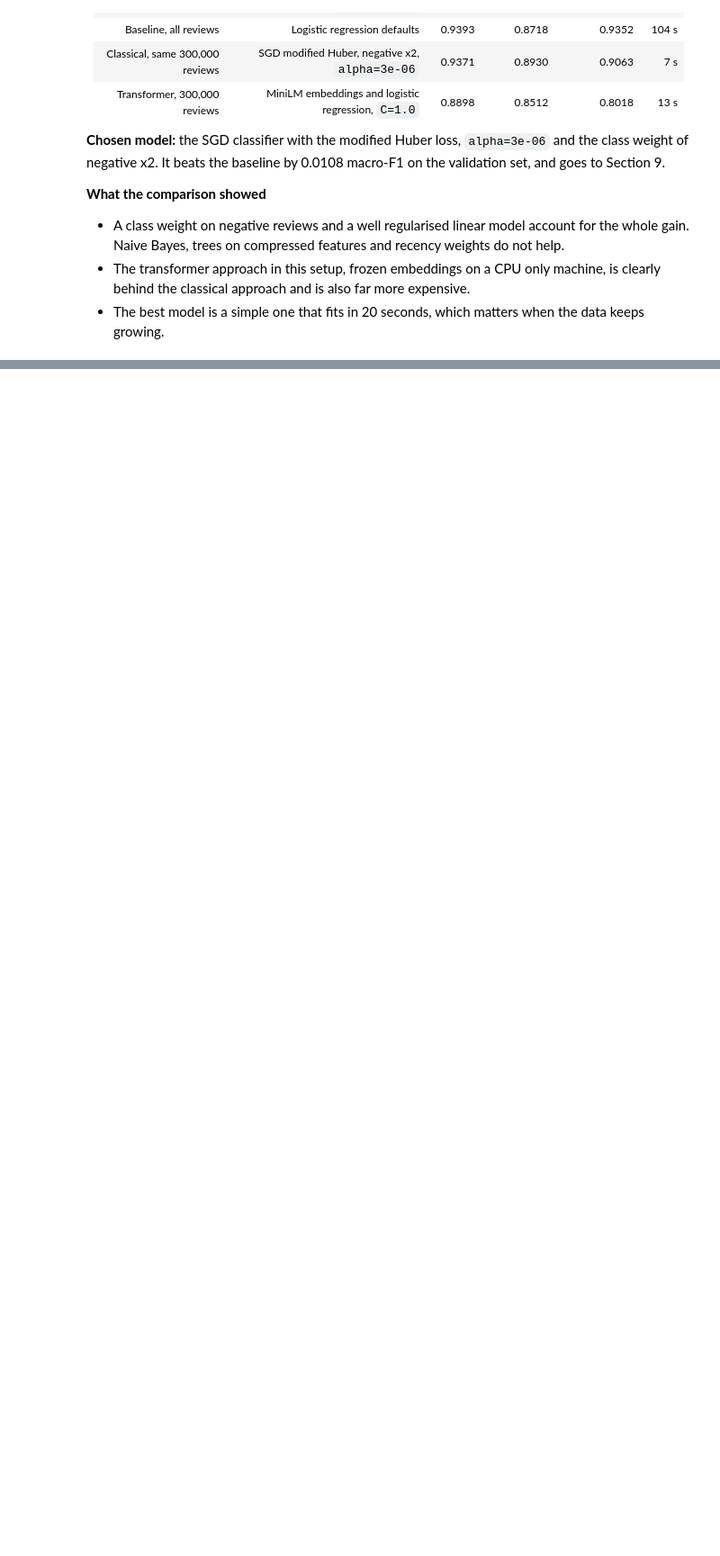
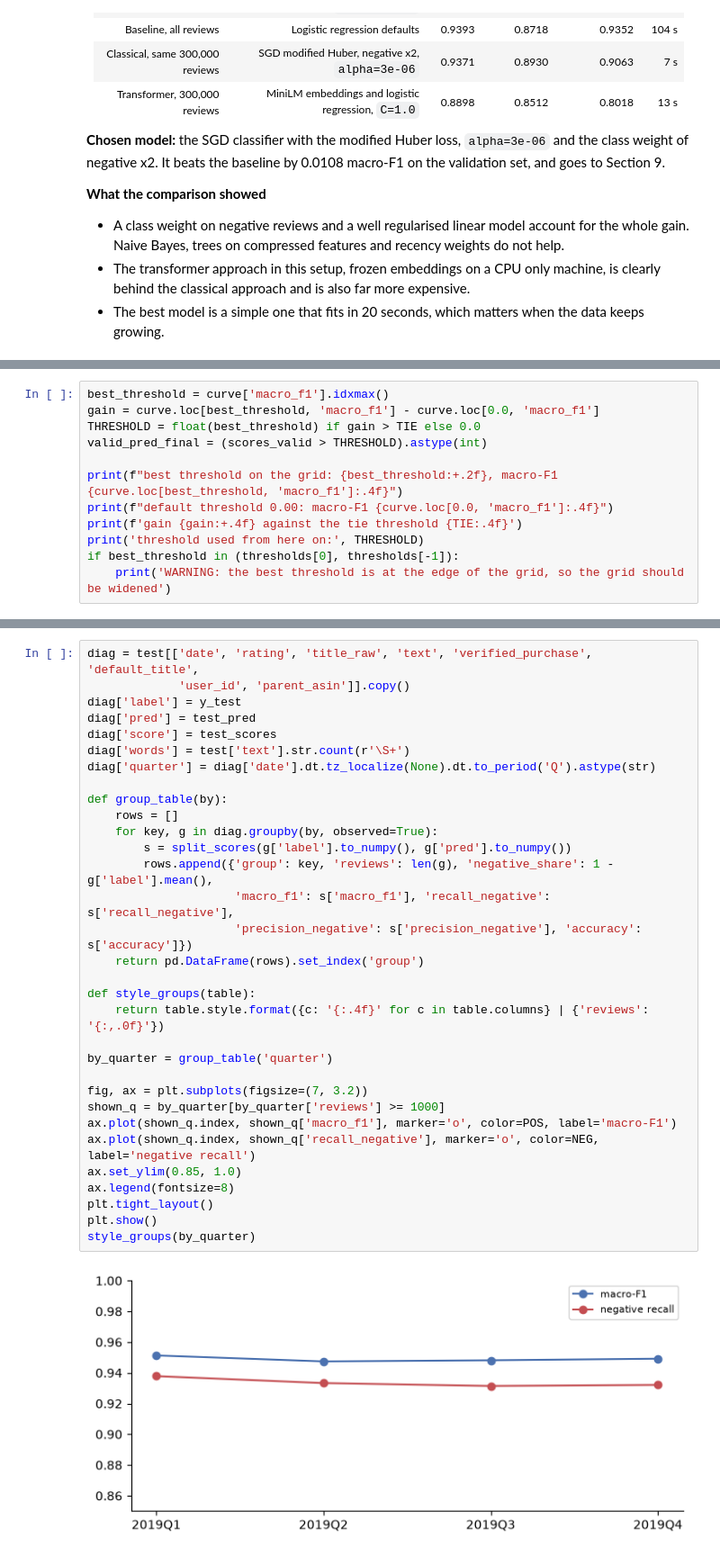
Before and after one commit to Virtuozs/MLOps2-pertemuan1-sentiment-classification, a Jupyter notebook: notebook.ipynb, the cells around one changed output, grey strips where cells are left out. Shown at 90% size. Cells and saved outputs as stored; diff of their text form; blank space fills up the shorter version.

Commit message:
feat: Add `Test Set Evaluation` Section in notebook

```diff
--- a/notebook.ipynb
+++ b/notebook.ipynb
@@ -2911,0 +2978,12 @@ one example: Really? . Is anyone besides scalpers allowed to buy these? It's ver
+# %%
+best_threshold = curve['macro_f1'].idxmax()
+gain = curve.loc[best_threshold, 'macro_f1'] - curve.loc[0.0, 'macro_f1']
+THRESHOLD = float(best_threshold) if gain > TIE else 0.0
+valid_pred_final = (scores_valid > THRESHOLD).astype(int)
+
+print(f"best threshold on the grid: {best_threshold:+.2f}, macro-F1 {curve.loc[best_threshold, 'macro_f1']:.4f}")
+print(f"default threshold 0.00: macro-F1 {curve.loc[0.0, 'macro_f1']:.4f}")
+print(f'gain {gain:+.4f} against the tie threshold {TIE:.4f}')
+print('threshold used from here on:', THRESHOLD)
+if best_threshold in (thresholds[0], thresholds[-1]):
+    print('WARNING: the best threshold is at the edge of the grid, so the grid should be widened')
@@ -2911,0 +3110,34 @@ one example: Really? . Is anyone besides scalpers allowed to buy these? It's ver
+# %%
+diag = test[['date', 'rating', 'title_raw', 'text', 'verified_purchase', 'default_title',
+             'user_id', 'parent_asin']].copy()
+diag['label'] = y_test
+diag['pred'] = test_pred
+diag['score'] = test_scores
+diag['words'] = test['text'].str.count(r'\S+')
+diag['quarter'] = diag['date'].dt.tz_localize(None).dt.to_period('Q').astype(str)
+
+def group_table(by):
+    rows = []
+    for key, g in diag.groupby(by, observed=True):
+        s = split_scores(g['label'].to_numpy(), g['pred'].to_numpy())
+        rows.append({'group': key, 'reviews': len(g), 'negative_share': 1 - g['label'].mean(),
+                     'macro_f1': s['macro_f1'], 'recall_negative': s['recall_negative'],
+                     'precision_negative': s['precision_negative'], 'accuracy': s['accuracy']})
+    return pd.DataFrame(rows).set_index('group')
+
+def style_groups(table):
+    return table.style.format({c: '{:.4f}' for c in table.columns} | {'reviews': '{:,.0f}'})
+
+by_quarter = group_table('quarter')
+
+fig, ax = plt.subplots(figsize=(7, 3.2))
+shown_q = by_quarter[by_quarter['reviews'] >= 1000]
+ax.plot(shown_q.index, shown_q['macro_f1'], marker='o', color=POS, label='macro-F1')
+ax.plot(shown_q.index, shown_q['recall_negative'], marker='o', color=NEG, label='negative recall')
+ax.set_ylim(0.85, 1.0)
+ax.legend(fontsize=8)
+plt.tight_layout()
+plt.show()
+style_groups(by_quarter)
+# %% [output]
+[figure, added]
```
Also changed, not shown: parts of 32 cells of this notebook.
